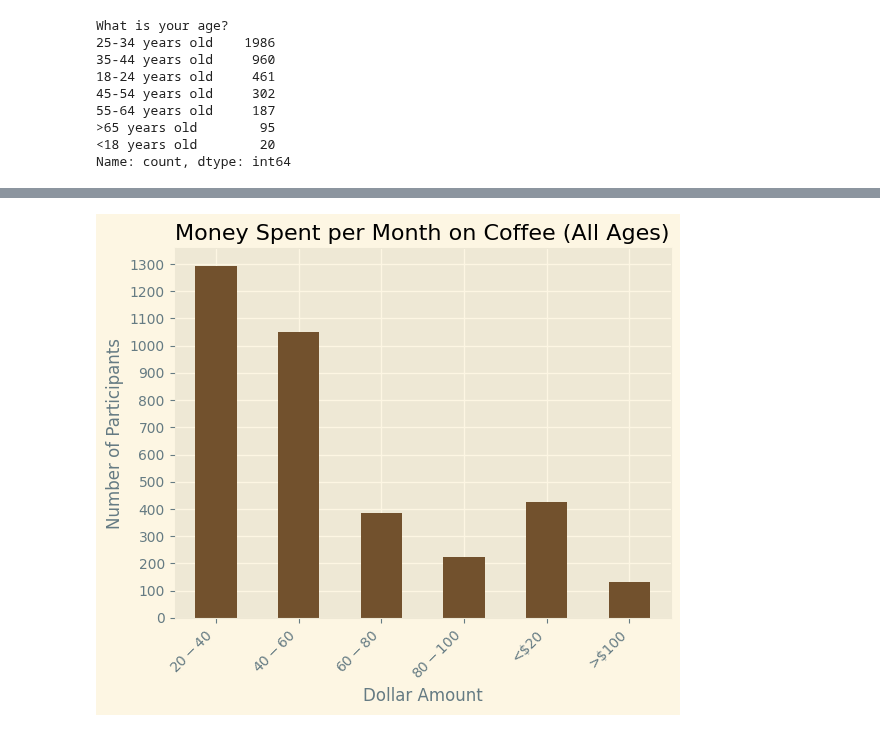
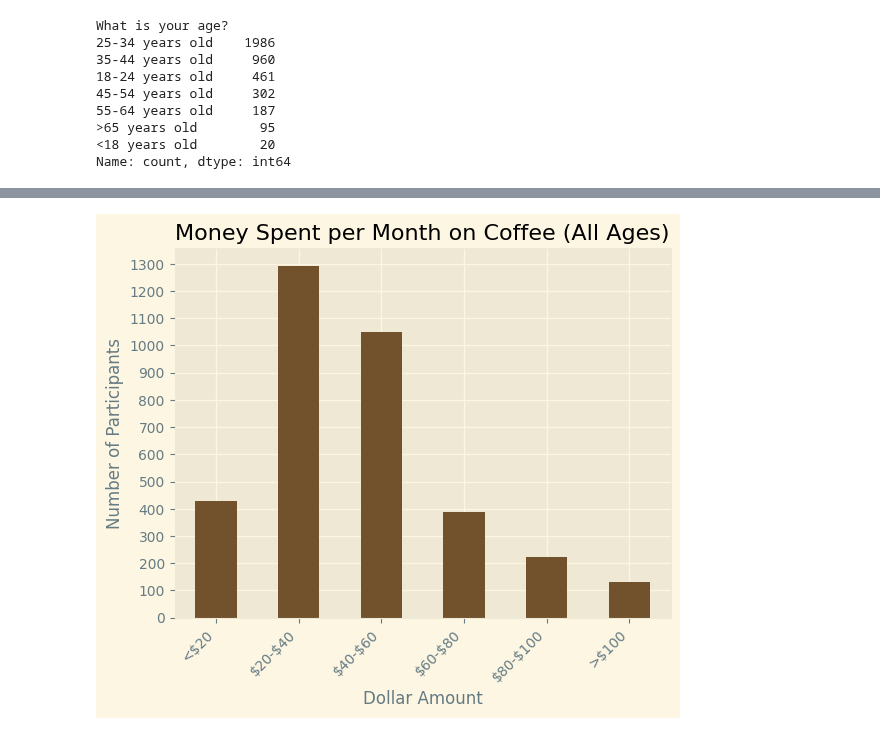
Before and after one commit to peterjungers/coffee_survey, a Jupyter notebook: coffee_survey.ipynb, the cells around one changed output, grey strips where cells are left out. Drawn from its saved outputs; the diff is of its cells as text; code cells hidden in the pictures.

Commit message:
Finished all graphs

```diff
--- a/coffee_survey.ipynb
+++ b/coffee_survey.ipynb
@@ -104,17 +90,0 @@ plt.grid(True)
-# %%
-df["What is your age?"].replace(
-    {"<18 years old": "17 years old or less", ">65 years old": "65 years old or more"},
-    inplace=True)
-
-age_col_value_counts = (df["What is your age?"].value_counts())
-
-age_col_value_counts.sort_index().plot(kind="bar", color="#72512d")
-
-plt.title("Number of Participants by Age")
-plt.xlabel("Age Range")
-plt.ylabel("Number of Participants")
-
-plt.xticks(rotation=45, ha='right')
-plt.grid(True)
-
-# plt.savefig("age.png")
@@ -239,16 +314,40 @@ df["In total, much money do you typically spend on coffee in a month?"].value_co
 # %%
-money_col_value_counts = (df["In total, much money do you typically spend on coffee in a month?"].value_counts())
+money_col_value_counts = (
+    df["In total, much money do you typically spend on coffee in a month?"]
+    .value_counts()
+)
 
-money_col_value_counts.sort_index().plot(kind="bar", color="#72512d")
+money_cols_ordered = money_col_value_counts[
+    [
+        "<$20",
+        "$20-$40",
+        "$40-$60",
+        "$60-$80",
+        "$80-$100",
+        ">$100"
+    ]
+]
+
+money_cols_ordered.plot(kind="bar", color="#72512d")
 
 plt.title("Money Spent per Month on Coffee (All Ages)")
 plt.xlabel("Dollar Amount")
 plt.ylabel("Number of Participants")
 
-plt.xticks(rotation=45, ha='right')
+x_labels = [
+    "<$20",
+    "\$20-\$40",
+    "\$40-\$60",
+    "\$60-\$80",
+    "\$80-\$100",
+    ">$100"
+]
+plt.xticks(ticks=[0, 1, 2, 3, 4, 5],
+           labels=x_labels,
+           rotation=45, ha='right')
 plt.yticks(np.arange(0, 1400, 100))
 plt.grid(True)
 
 # plt.savefig("age.png")
 # %% [output]
-[figure, old version]
+[figure, new version]
```
Also changed, not shown: parts of 22 cells of this notebook.
